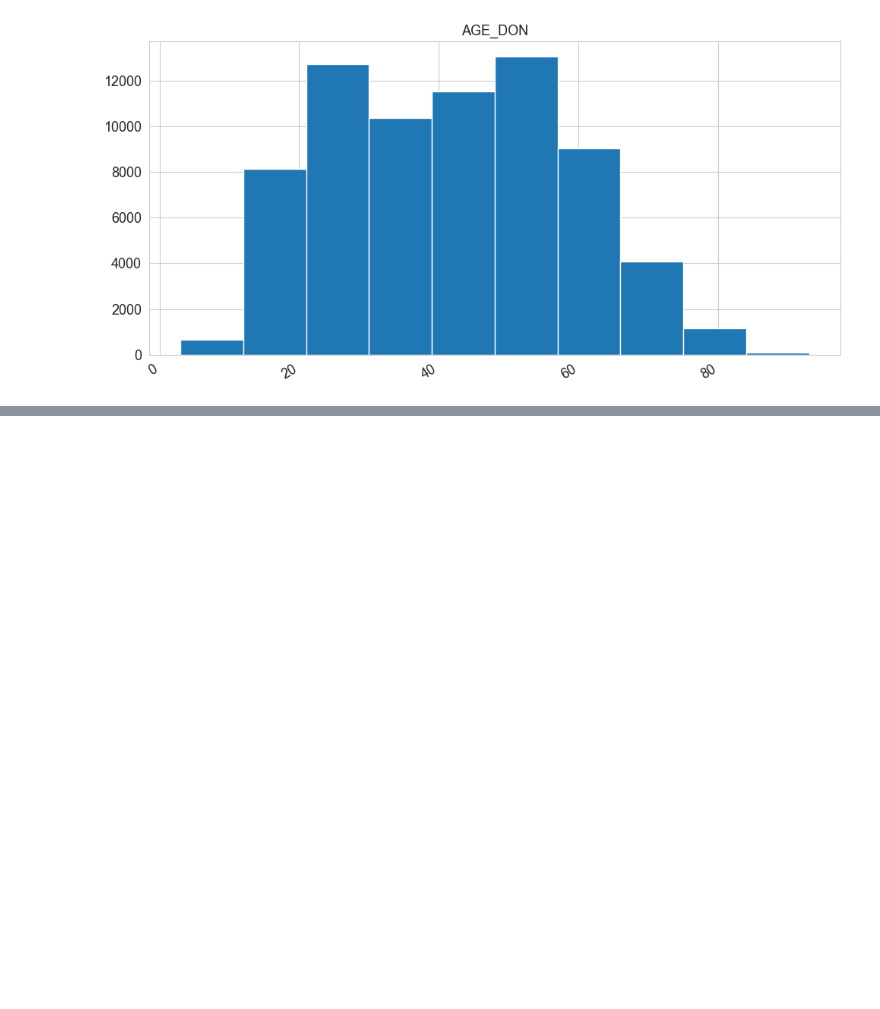
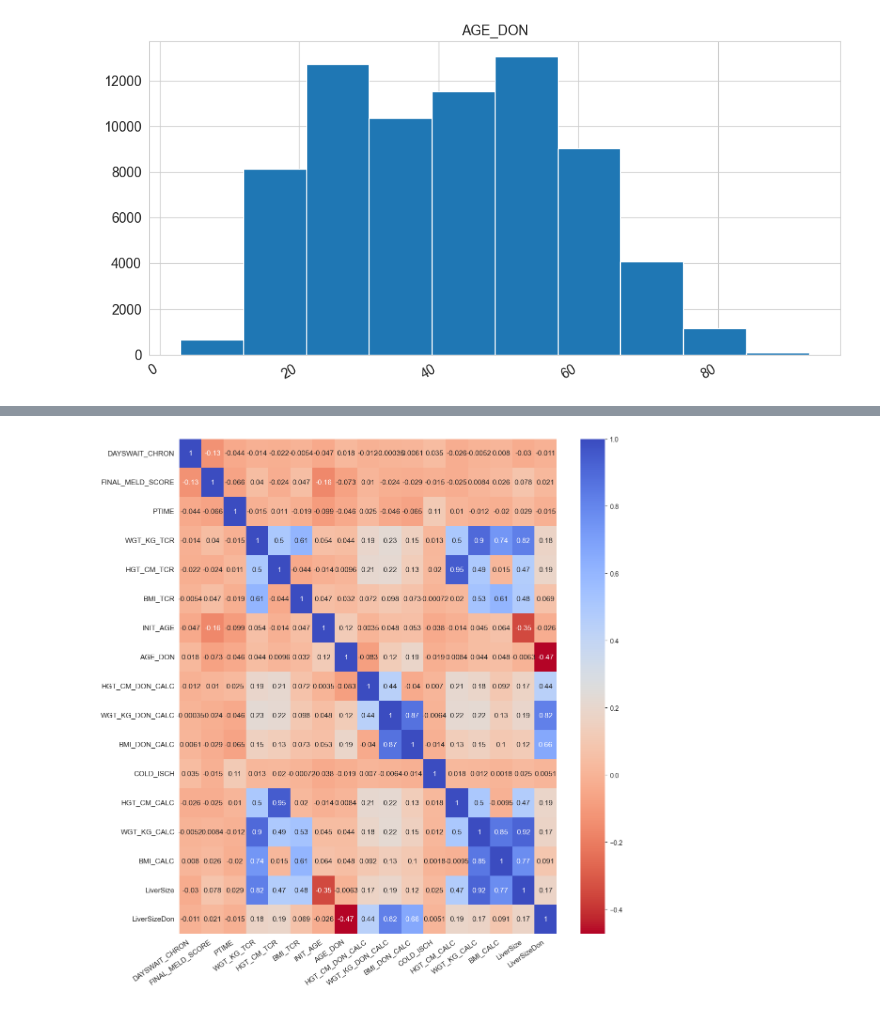
Before and after one commit to bruno-valero/Health_Analytics, a Jupyter notebook: Health_Analytics.ipynb, the cells around one changed output, grey strips where cells are left out. Saved outputs shown, nothing was run; the diff lists cells and outputs as text; code cells hidden in the pictures; blank space fills up the shorter version.

```diff
--- a/Health_Analytics.ipynb
+++ b/Health_Analytics.ipynb
@@ -409,0 +441,9 @@ ds.var.numericas.histplot(['AGE_DON'], figsize = (10,5))
+# %%
+numeric_variavles = ['DAYSWAIT_CHRON', 'FINAL_MELD_SCORE', 'PTIME', 'WGT_KG_TCR',
+                     'HGT_CM_TCR', 'BMI_TCR', 'INIT_AGE', 'AGE_DON', 'HGT_CM_DON_CALC',
+                     'WGT_KG_DON_CALC', 'BMI_DON_CALC', 'COLD_ISCH', 'HGT_CM_CALC', 'WGT_KG_CALC',
+                     'BMI_CALC', 'LiverSize', 'LiverSizeDon']
+# %%
+ds.var.numericas.corr.plot(columns = numeric_variavles, fontsize = 11)
+# %% [output]
+[figure, added]
```
Also changed, not shown: parts of 55 cells of this notebook.
